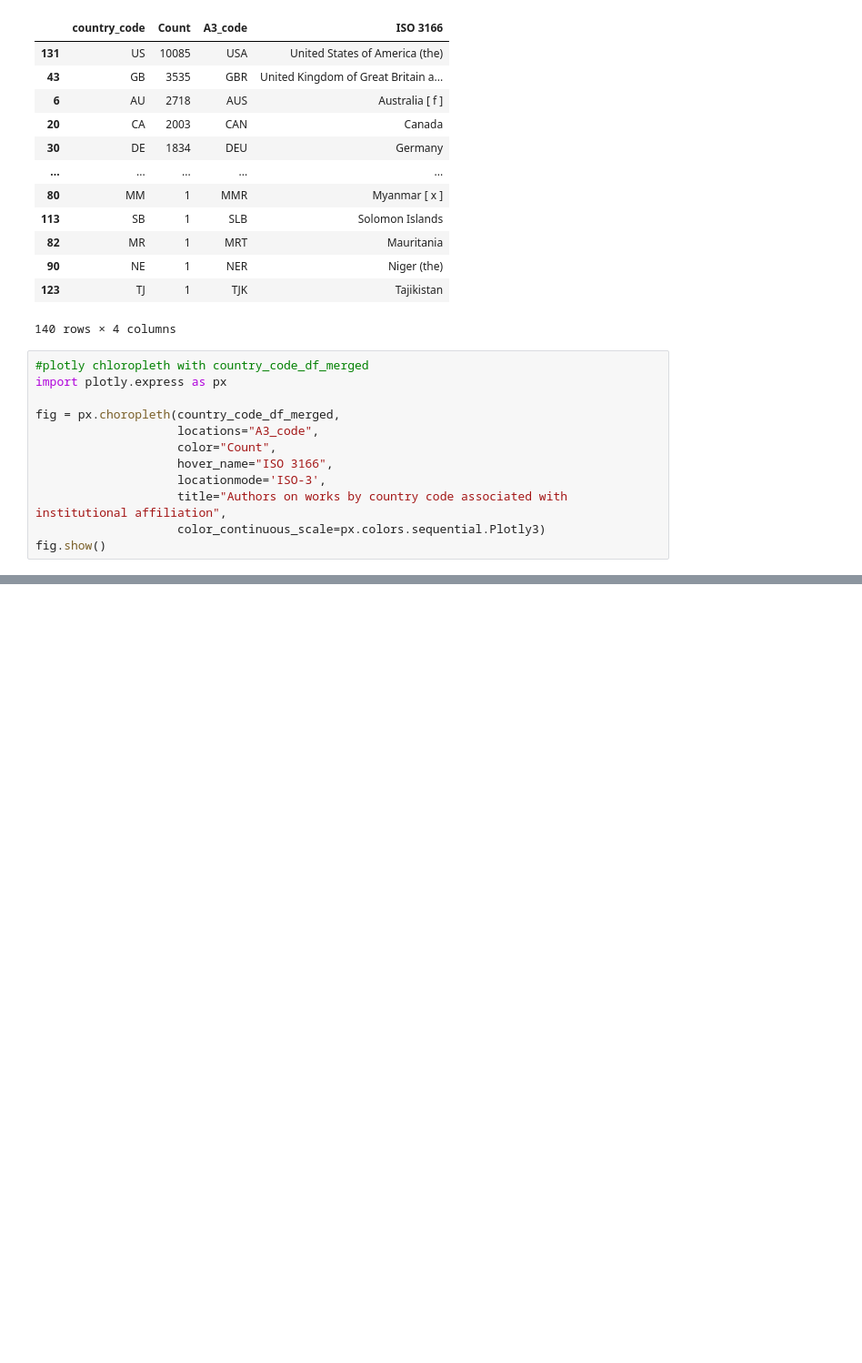
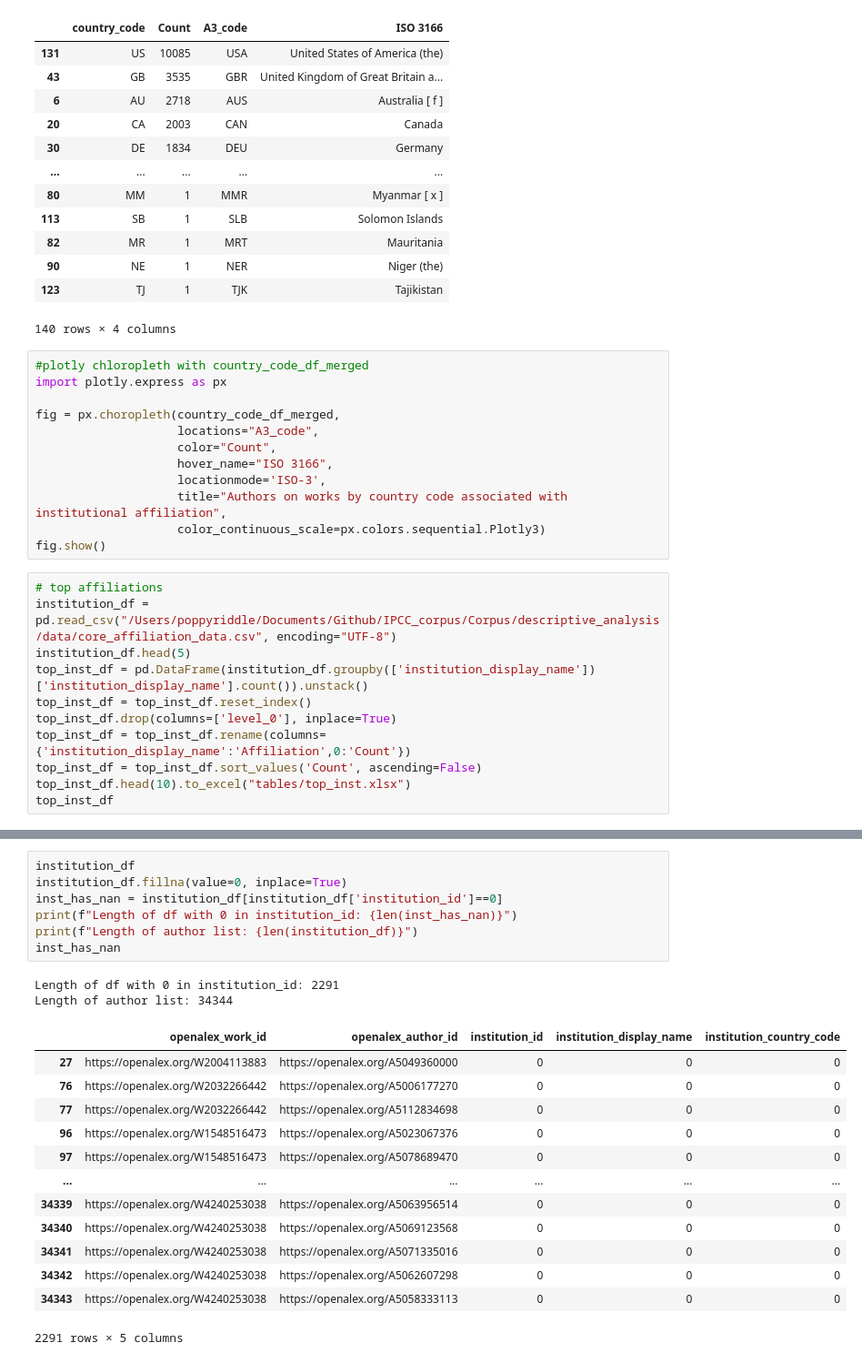
Before and after one commit to poppy-nicolette/IPCC_corpus, a Jupyter notebook: Corpus/descriptive_analysis/descriptive_analysis.ipynb, the cells around one changed output, grey strips where cells are left out. Shown: that part at 91% size. Saved outputs shown, nothing was run; the diff lists cells and outputs as text; blank space fills up the shorter version.

Commit message:
finished descriptive stats for IPCC

```diff
--- a/Corpus/descriptive_analysis/descriptive_analysis.ipynb
+++ b/Corpus/descriptive_analysis/descriptive_analysis.ipynb
@@ -262,3 +262,14 @@ fig = px.choropleth(country_code_df_merged,
                     title="Authors on works by country code associated with institutional affiliation",
                     color_continuous_scale=px.colors.sequential.Plotly3)
 fig.show()
+# %%
+# top affiliations
+institution_df = pd.read_csv("/Users/poppyriddle/Documents/Github/IPCC_corpus/Corpus/descriptive_analysis/data/core_affiliation_data.csv", encoding="UTF-8")
+institution_df.head(5)
+top_inst_df = pd.DataFrame(institution_df.groupby(['institution_display_name'])['institution_display_name'].count()).unstack()
+top_inst_df = top_inst_df.reset_index()
+top_inst_df.drop(columns=['level_0'], inplace=True)
+top_inst_df = top_inst_df.rename(columns={'institution_display_name':'Affiliation',0:'Count'})
+top_inst_df = top_inst_df.sort_values('Count', ascending=False)
+top_inst_df.head(10).to_excel("tables/top_inst.xlsx")
+top_inst_df
@@ -264,0 +290,23 @@ fig.show()
+# %%
+institution_df
+institution_df.fillna(value=0, inplace=True)
+inst_has_nan = institution_df[institution_df['institution_id']==0]
+print(f"Length of df with 0 in institution_id: {len(inst_has_nan)}")
+print(f"Length of author list: {len(institution_df)}")
+inst_has_nan
+# %% [output]
+Length of df with 0 in institution_id: 2291
+Length of author list: 34344
+|  | openalex_work_id | openalex_author_id | institution_id | institution_display_name | institution_country_code |
+| 27 | https://openalex.org/W2004113883 | https://openalex.org/A5049360000 | 0 | 0 | 0 |
+| 76 | https://openalex.org/W2032266442 | https://openalex.org/A5006177270 | 0 | 0 | 0 |
+| 77 | https://openalex.org/W2032266442 | https://openalex.org/A5112834698 | 0 | 0 | 0 |
+| 96 | https://openalex.org/W1548516473 | https://openalex.org/A5023067376 | 0 | 0 | 0 |
+| 97 | https://openalex.org/W1548516473 | https://openalex.org/A5078689470 | 0 | 0 | 0 |
+| ... | ... | ... | ... | ... | ... |
+| 34339 | https://openalex.org/W4240253038 | https://openalex.org/A5063956514 | 0 | 0 | 0 |
+| 34340 | https://openalex.org/W4240253038 | https://openalex.org/A5069123568 | 0 | 0 | 0 |
+| 34341 | https://openalex.org/W4240253038 | https://openalex.org/A5071335016 | 0 | 0 | 0 |
+| 34342 | https://openalex.org/W4240253038 | https://openalex.org/A5062607298 | 0 | 0 | 0 |
+| 34343 | https://openalex.org/W4240253038 | https://openalex.org/A5058333113 | 0 | 0 | 0 |
+2291 rows × 5 columns
```
Also changed, not shown: parts of 1 cell of this notebook, 4 other files.
